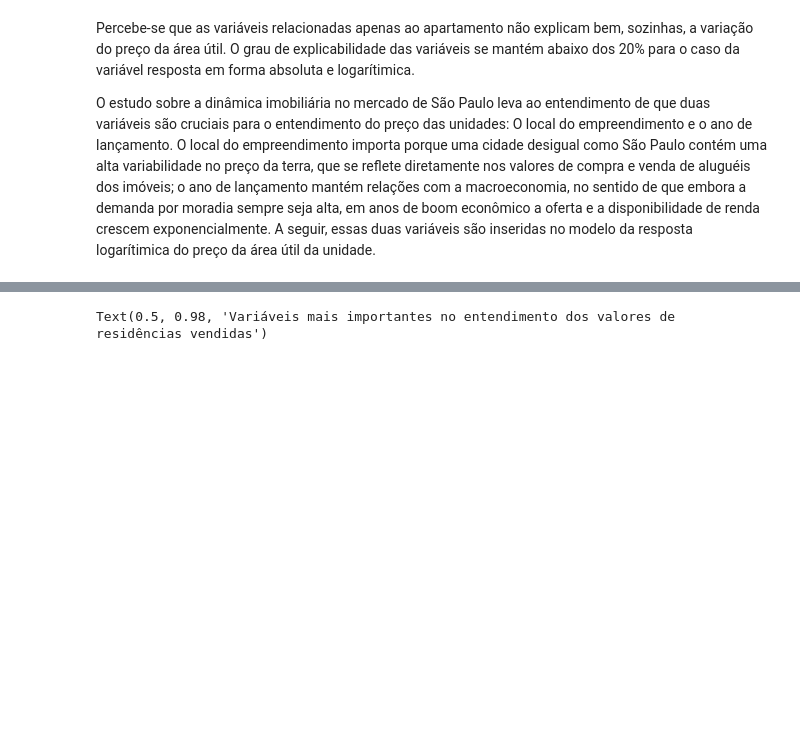
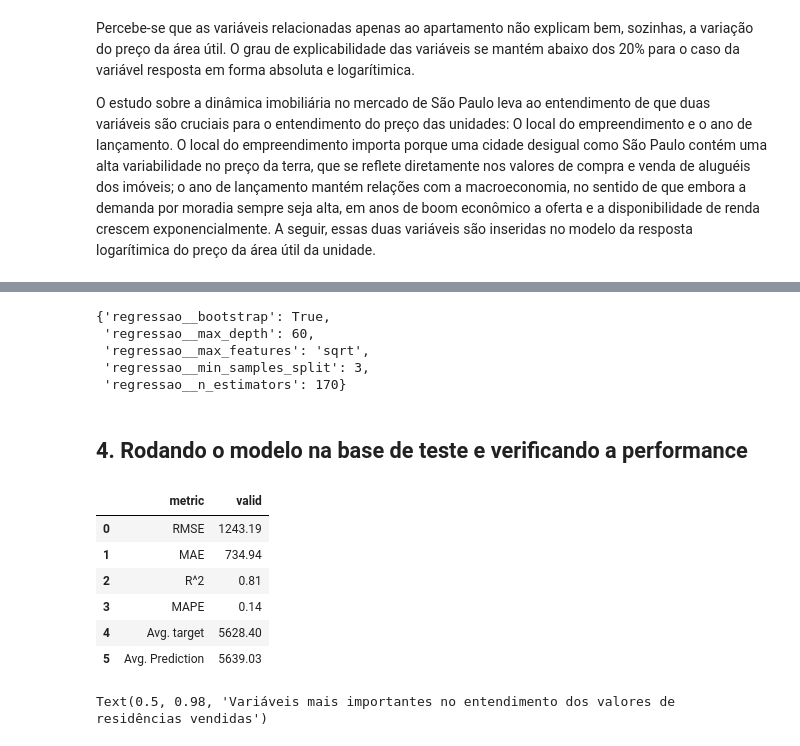
Before and after one commit to LissesCastro/Tera-Mercado-Imobiliario-SP, a Jupyter notebook: modelo_preditivo.ipynb, the cells around one changed output, grey strips where cells are left out. Cells and saved outputs as stored; diff of their text form; code cells hidden in the pictures; blank space fills up the shorter version.

```diff
--- a/modelo_preditivo.ipynb
+++ b/modelo_preditivo.ipynb
@@ -340,0 +284,4 @@ KeyboardInterrupt:
+# %%
+#Rodando o modelo de pré-seleção dos hiperparâmetros
+modeL_random = RandomizedSearchCV(estimator=model, param_distributions=random_grid, n_iter=10, cv=3, jobs=-1)
+modeL_random.fit(X_train, y_train)
@@ -340,0 +314,13 @@ KeyboardInterrupt:
+# %%
+#FAZENDO O GRID SEARCH
+
+'''param_grid = {
+    'regressao__bootstrap': [True],
+    'regressao__max_depth': [60, 70, 90, 110],
+    'regressao__max_features': ['sqrt'],
+    'regressao__min_samples_split': [3, 4, 5],
+    'regressao__n_estimators': [170, 185, 200, 250]
+}
+
+grid_search = GridSearchCV(estimator=model, param_grid=param_grid, cv=3, n_jobs=-1)
+grid_search.fit(X_train, y_train)'''
@@ -340,0 +345,39 @@ KeyboardInterrupt:
+# %%
+#FAZENDO O GRID SEARCH
+
+param_grid = {
+    'regressao__bootstrap': [False],
+    'regressao__max_depth': [20, 30, 40, 50],
+    'regressao__max_features': [1.0, 0.5, 'sqrt'],
+    'regressao__min_samples_split': [2, 3, 4, 5],
+    'regressao__n_estimators': [40, 50, 60, 67, 75, 90]
+}
+
+grid_search = GridSearchCV(estimator=model, param_grid=param_grid, cv=3, n_jobs=-1)
+grid_search.fit(X_train, y_train)
+# %%
+grid_search.best_params_
+# %% [output]
+{'regressao__bootstrap': True,
+ 'regressao__max_depth': 60,
+ 'regressao__max_features': 'sqrt',
+ 'regressao__min_samples_split': 3,
+ 'regressao__n_estimators': 170}
+# %%
+grid_search.best_params_
+best_estimator = grid_search.best_estimator_
+# %% [markdown]
+<h2>4. Rodando o modelo na base de teste e verificando a performance </h2>
+# %%
+y_pred = best_estimator.predict(X_test)
+
+baseline_report = imprimir_metricas(y_test, y_pred)
+baseline_report
+# %% [output]
+|  | metric | valid |
+| 0 | RMSE | 1243.19 |
+| 1 | MAE | 734.94 |
+| 2 | R^2 | 0.81 |
+| 3 | MAPE | 0.14 |
+| 4 | Avg. target | 5628.40 |
+| 5 | Avg. Prediction | 5639.03 |
```
Also changed, not shown: parts of 52 cells of this notebook.
